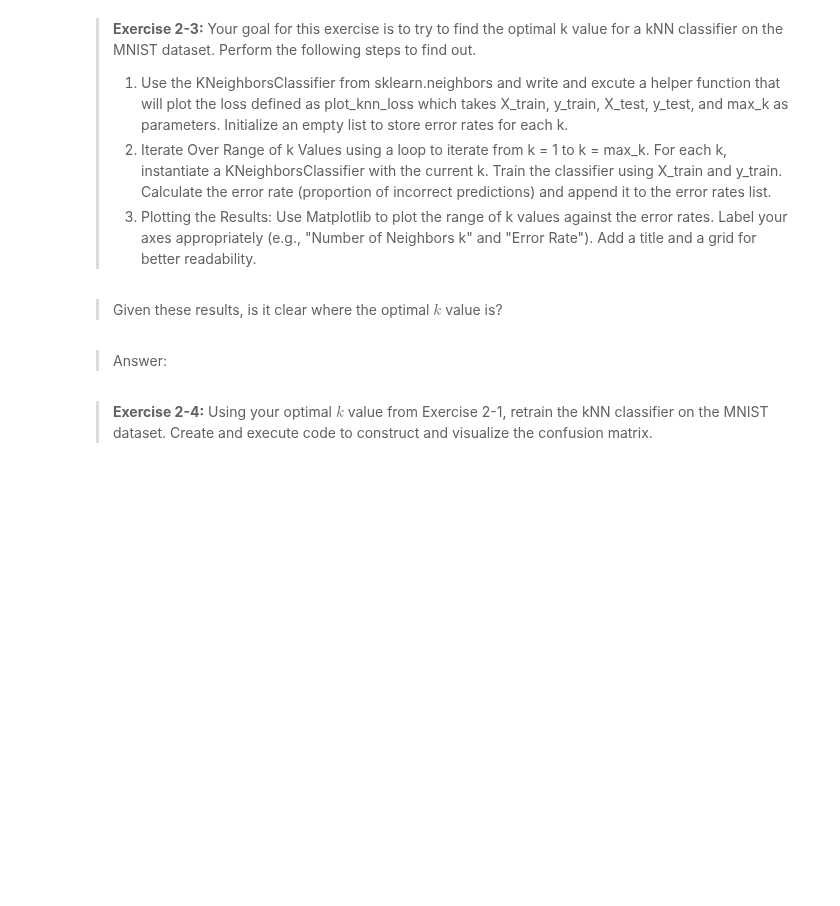
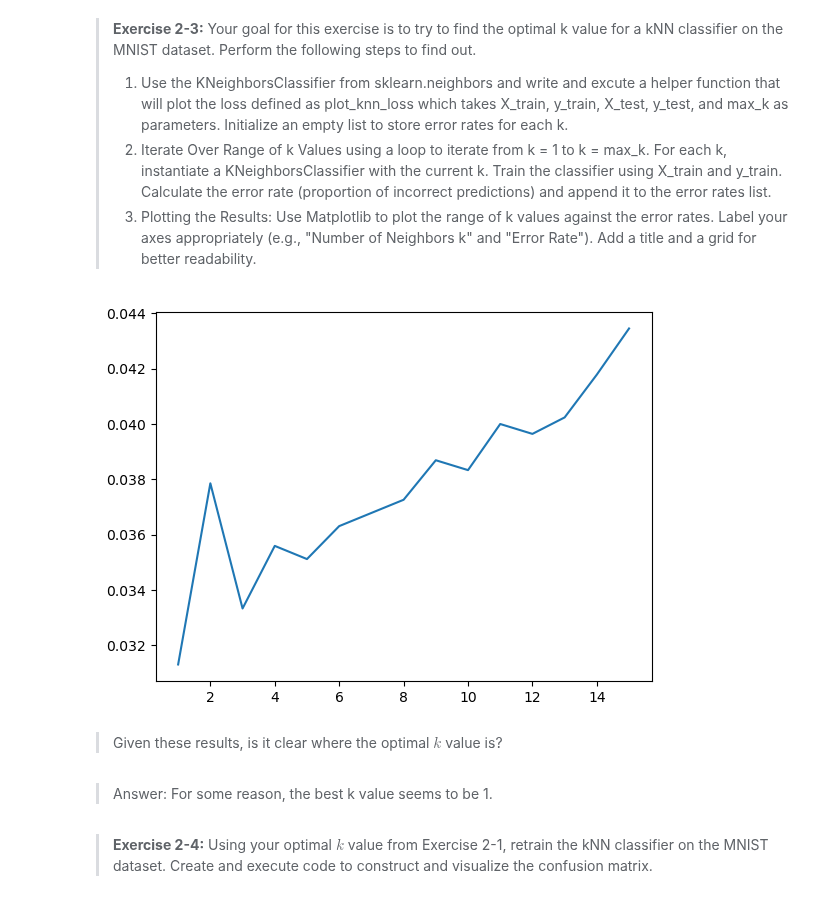
Before and after one commit to dwtrott/CSCI-6364-Machine-Learning, a Jupyter notebook: Notebooks/Assignment 02.ipynb, the cells around one changed output. Saved outputs shown, nothing was run; the diff lists cells and outputs as text; code cells hidden in the pictures; blank space fills up the shorter version.

```diff
--- a/Notebooks/Assignment 02.ipynb
+++ b/Notebooks/Assignment 02.ipynb
@@ -148,13 +208,34 @@ X_train, X_test, y_train, y_test = train_test_split(X, y, test_size=0.2, random_
 >2. Iterate Over Range of k Values using a loop to iterate from k = 1 to k = max_k. For each k, instantiate a KNeighborsClassifier with the current k. Train the classifier using X_train and y_train. Calculate the error rate (proportion of incorrect predictions) and append it to the error rates list.
 >3. Plotting the Results: Use Matplotlib to plot the range of k values against the error rates. Label your axes appropriately (e.g., "Number of Neighbors k" and "Error Rate"). Add a title and a grid for better readability.
 # %%
+from sklearn.neighbors import KNeighborsClassifier
+
 max_k = 15
 
 ## Put your code below
+def plot_knn_loss(X_train, y_train, X_test, y_test, max_k):
+    X_train = np.ascontiguousarray(X_train)
+    X_test = np.ascontiguousarray(X_test)
+    loss = []
+    num_neighbors = []
+    for i in range (1, max_k+1):
+        model = KNeighborsClassifier(n_neighbors=i)
+        model.fit(X_train, y_train)
+
+        loss.append(1-model.score(X_test, y_test))
+        num_neighbors.append(i)
+
+    plt.plot(num_neighbors, loss)
+    plt.show()
+
+plot_knn_loss(X_train, y_train, X_test, y_test, max_k)
+# %% [output]
+[figure, added]
 # %% [markdown]
 > Given these results, is it clear where the optimal $k$ value is?
 # %% [markdown]
 > Answer:
+For some reason, the best k value seems to be 1.
 # %% [markdown]
 >**Exercise 2-4:** Using your optimal $k$ value from Exercise 2-1, retrain the kNN classifier on the MNIST dataset. Create and execute code to construct and visualize the confusion matrix.
 # %%
```
Also changed, not shown: parts of 25 cells of this notebook, 2 other files.
